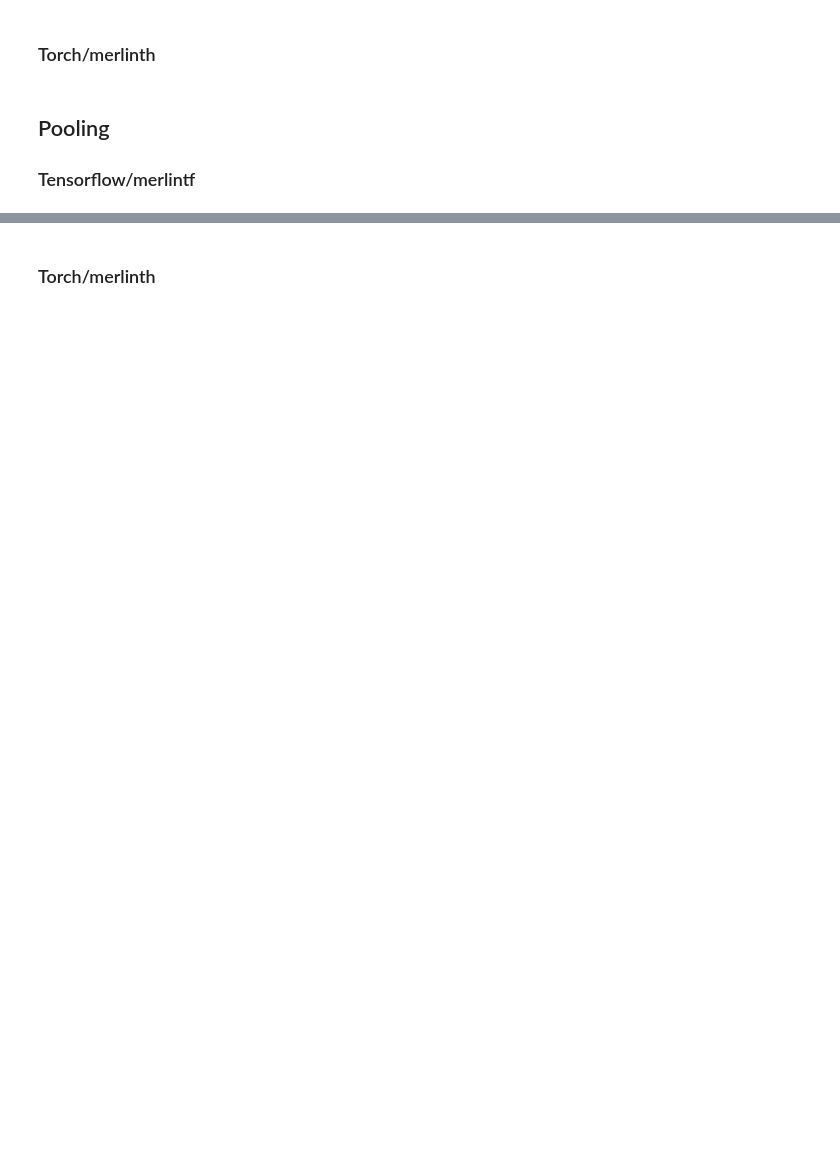
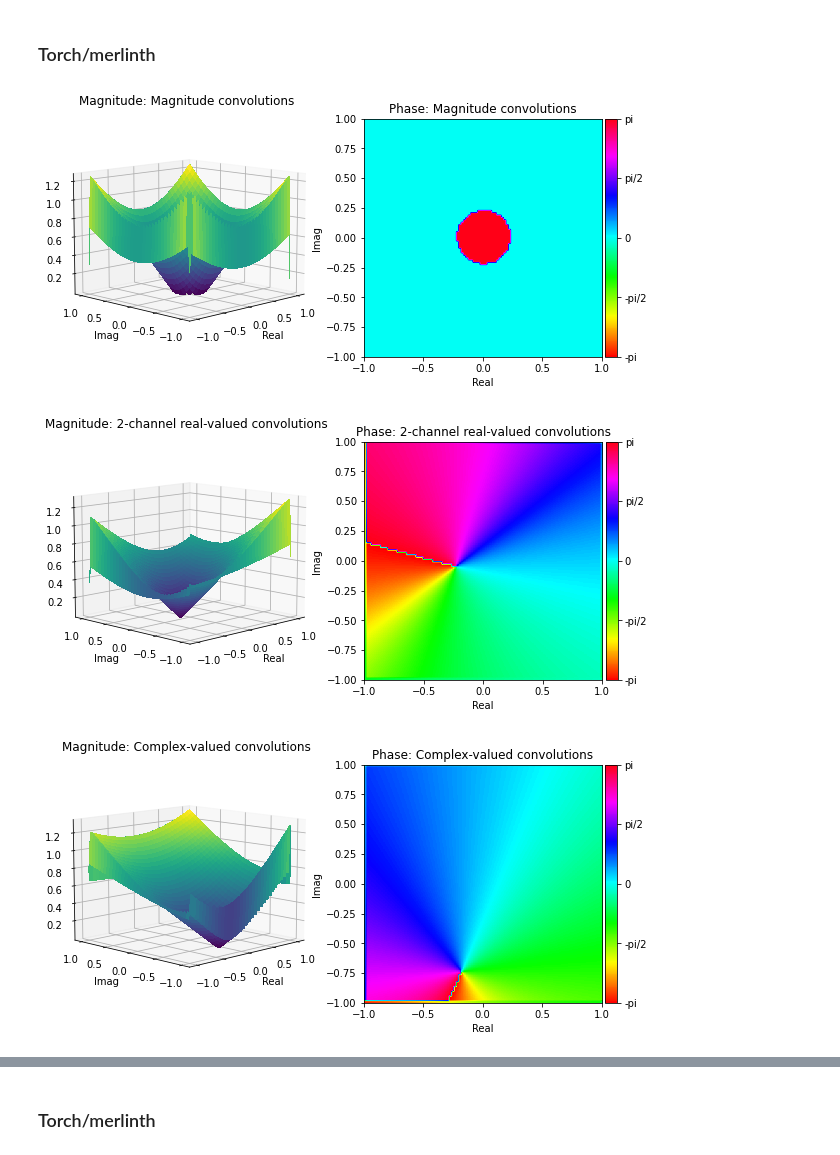
Before and after one commit to midas-tum/merlin, a Jupyter notebook: notebooks/tutorial_complex_layers.ipynb, the cells around one changed output, grey strips where cells are left out. Cells and saved outputs as stored; diff of their text form; code cells hidden in the pictures; blank space fills up the shorter version.

```diff
--- a/notebooks/tutorial_complex_layers.ipynb
+++ b/notebooks/tutorial_complex_layers.ipynb
@@ -137,22 +150,22 @@ plot(np.squeeze(merlintf.tensor2numpy(complex_featuremap)), 'Complex-valued conv
 # %%
 # conv layers
 mag_conv = torch.nn.Conv2d(1, 1, (3,3), padding='same')
 real2ch_conv = torch.nn.Conv2d(2, 2, (3,3), padding='same')
 complex_conv = merlinth.layers.ComplexConv2d(1, 1, (3,3), padding='same')
 
 # Tensor
-z_tensor = merlinth.numpy2tensor(z, add_batch_dim=True, add_channel_dim=True)
+z_tensor = merlinth.numpy2tensor(z, add_batch_dim=True, add_channel_dim=True).cuda()
 
 # feature maps
 real_mag_featuremap = mag_conv(merlinth.complex_abs(z_tensor))
 real_2ch_featuremap = merlinth.real2complex(real2ch_conv(merlinth.complex2real(z_tensor)))
 complex_featuremap = complex_conv(z_tensor)
 
 # plot results
 plot(np.squeeze(merlinth.tensor2numpy(real_mag_featuremap)), 'Magnitude convolutions')
 plot(np.squeeze(merlinth.tensor2numpy(real_2ch_featuremap)), '2-channel real-valued convolutions')
 plot(np.squeeze(merlinth.tensor2numpy(complex_featuremap)), 'Complex-valued convolutions')
+# %% [output]
+[figure, added]
+[figure, added]
+[figure, added]
-# %% [markdown]
-## Pooling
-
-### Tensorflow/merlintf
```
Also changed, not shown: parts of 10 cells of this notebook, 3 other files.
